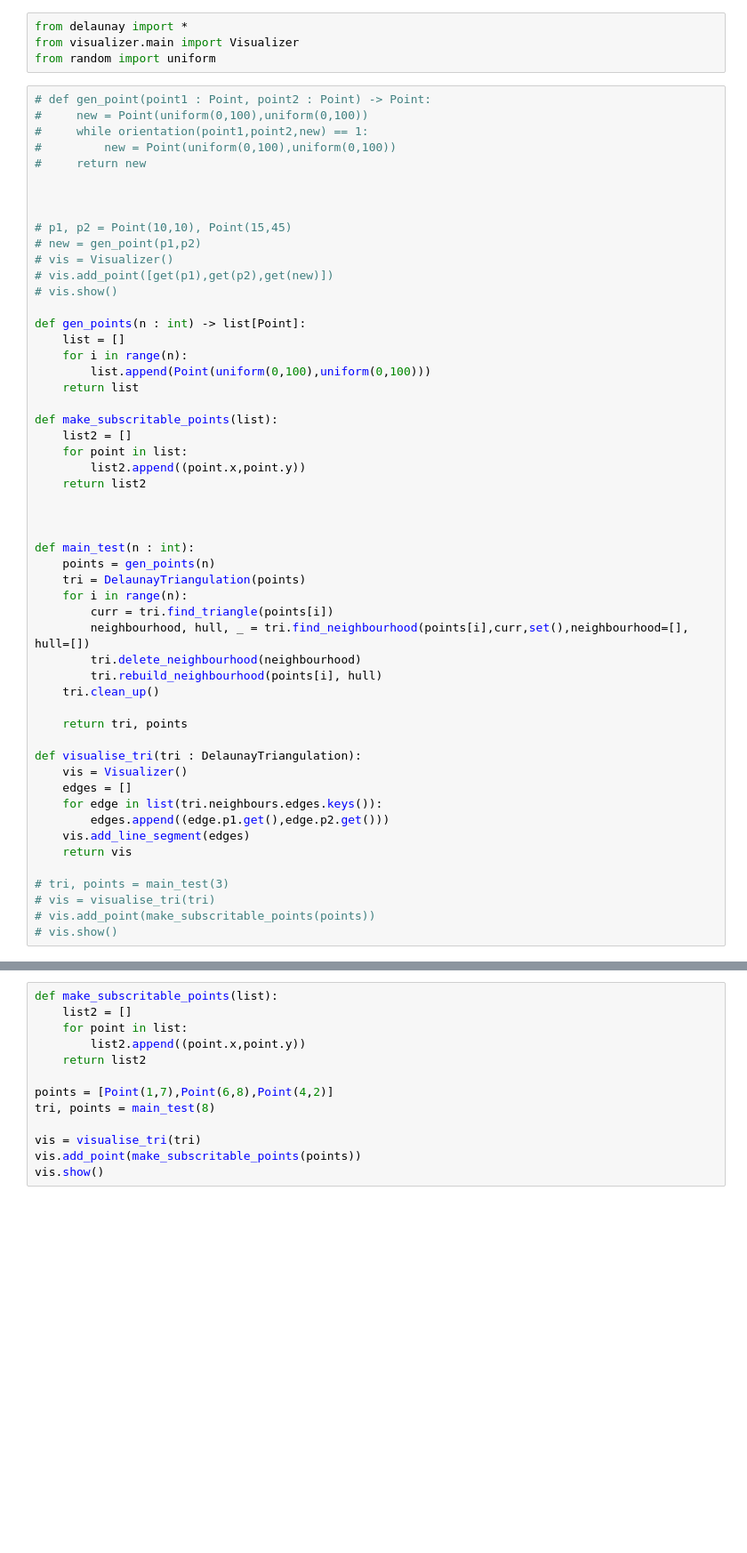
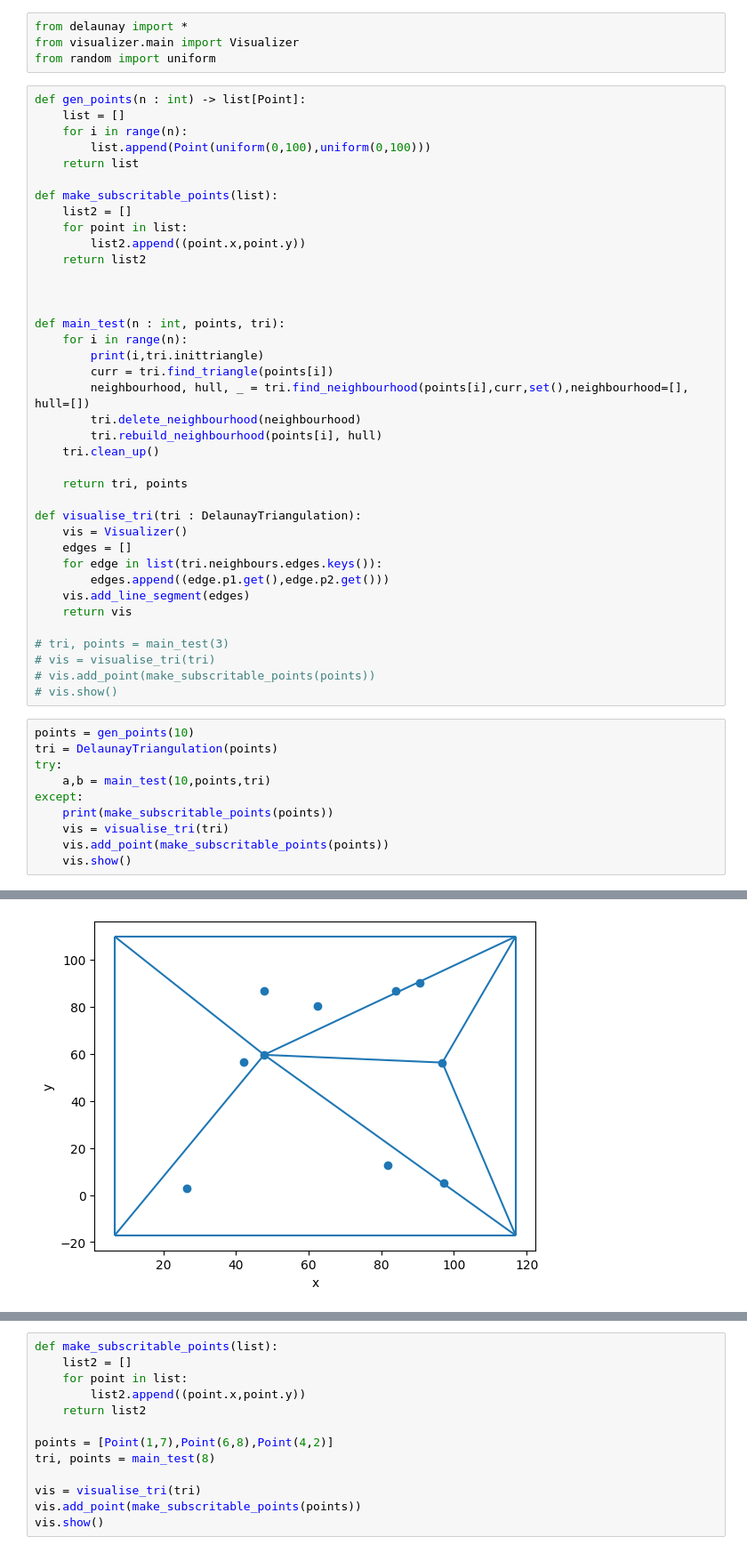
Before and after one commit to jasiek1212/VoronoiDiagram, a Jupyter notebook: tests.ipynb, the cells around one changed output, grey strips where cells are left out. Shown at 89% size. Drawn from its saved outputs; the diff is of its cells as text; blank space fills up the shorter version.

Commit message:
tests updates

```diff
--- a/tests.ipynb
+++ b/tests.ipynb
@@ -3,20 +3,6 @@ from delaunay import *
 from visualizer.main import Visualizer
 from random import uniform
 # %%
-# def gen_point(point1 : Point, point2 : Point) -> Point:
-#     new = Point(uniform(0,100),uniform(0,100))
-#     while orientation(point1,point2,new) == 1:
-#         new = Point(uniform(0,100),uniform(0,100))
-#     return new
-
-
-
-# p1, p2 = Point(10,10), Point(15,45)
-# new = gen_point(p1,p2)
-# vis = Visualizer()
-# vis.add_point([get(p1),get(p2),get(new)])
-# vis.show()
-
 def gen_points(n : int) -> list[Point]:
     list = []
     for i in range(n):
@@ -31,10 +17,9 @@ def make_subscritable_points(list):
 
 
 
-def main_test(n : int):
-    points = gen_points(n)
-    tri = DelaunayTriangulation(points)
+def main_test(n : int, points, tri):
     for i in range(n):
+        print(i,tri.inittriangle)
         curr = tri.find_triangle(points[i])
         neighbourhood, hull, _ = tri.find_neighbourhood(points[i],curr,set(),neighbourhood=[], hull=[])
         tri.delete_neighbourhood(neighbourhood)
@@ -55,3 +40,14 @@ def visualise_tri(tri : DelaunayTriangulation):
 # vis = visualise_tri(tri)
 # vis.add_point(make_subscritable_points(points))
 # vis.show()
+# %%
+points = gen_points(10)
+tri = DelaunayTriangulation(points)
+try:
+    a,b = main_test(10,points,tri)
+except:
+    print(make_subscritable_points(points))
+    vis = visualise_tri(tri)
+    vis.add_point(make_subscritable_points(points))
+    vis.show()
+# %% [output]
@@ -57,0 +58 @@ def visualise_tri(tri : DelaunayTriangulation):
+[figure, added]
```
Also changed, not shown: parts of 4 cells of this notebook, 3 other files.
